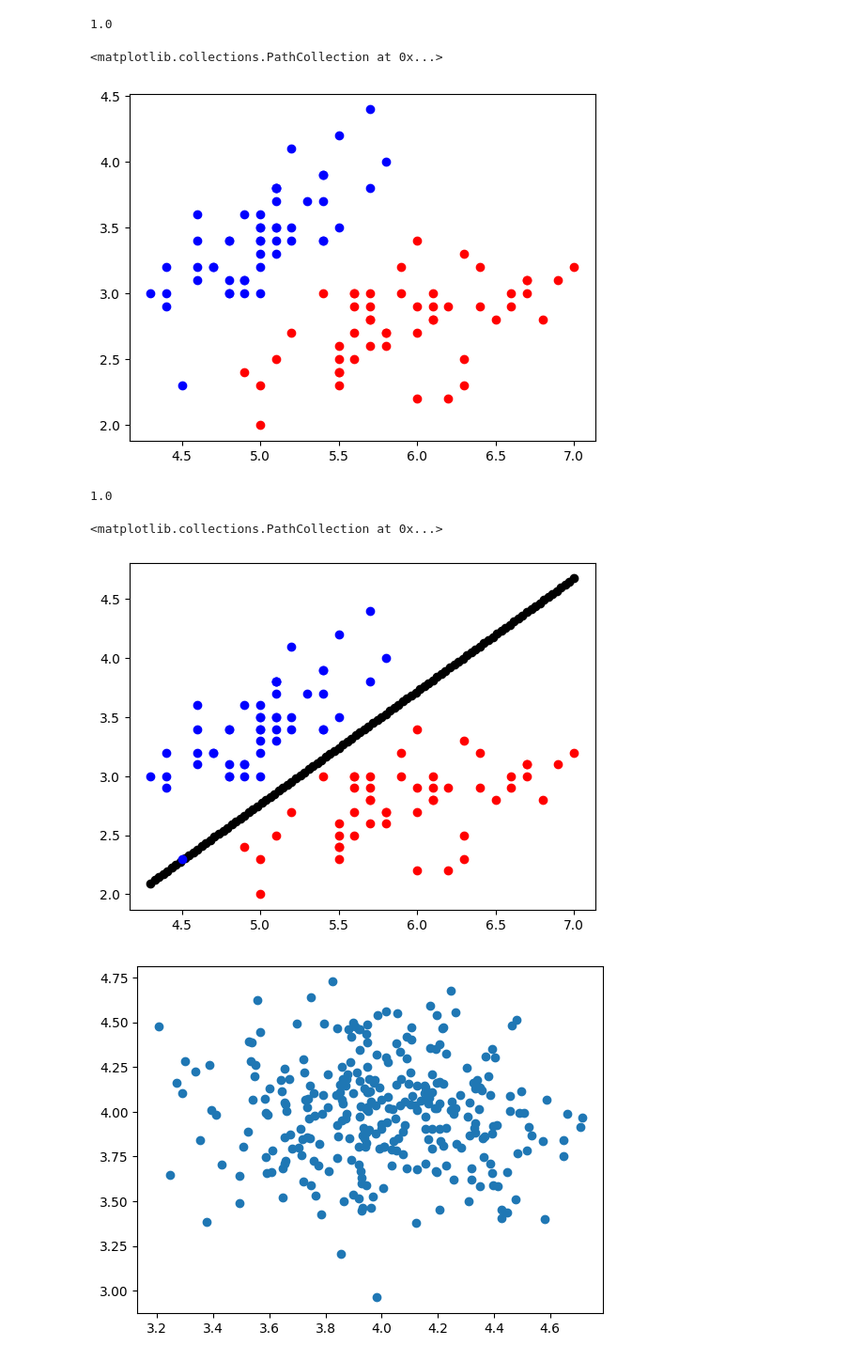
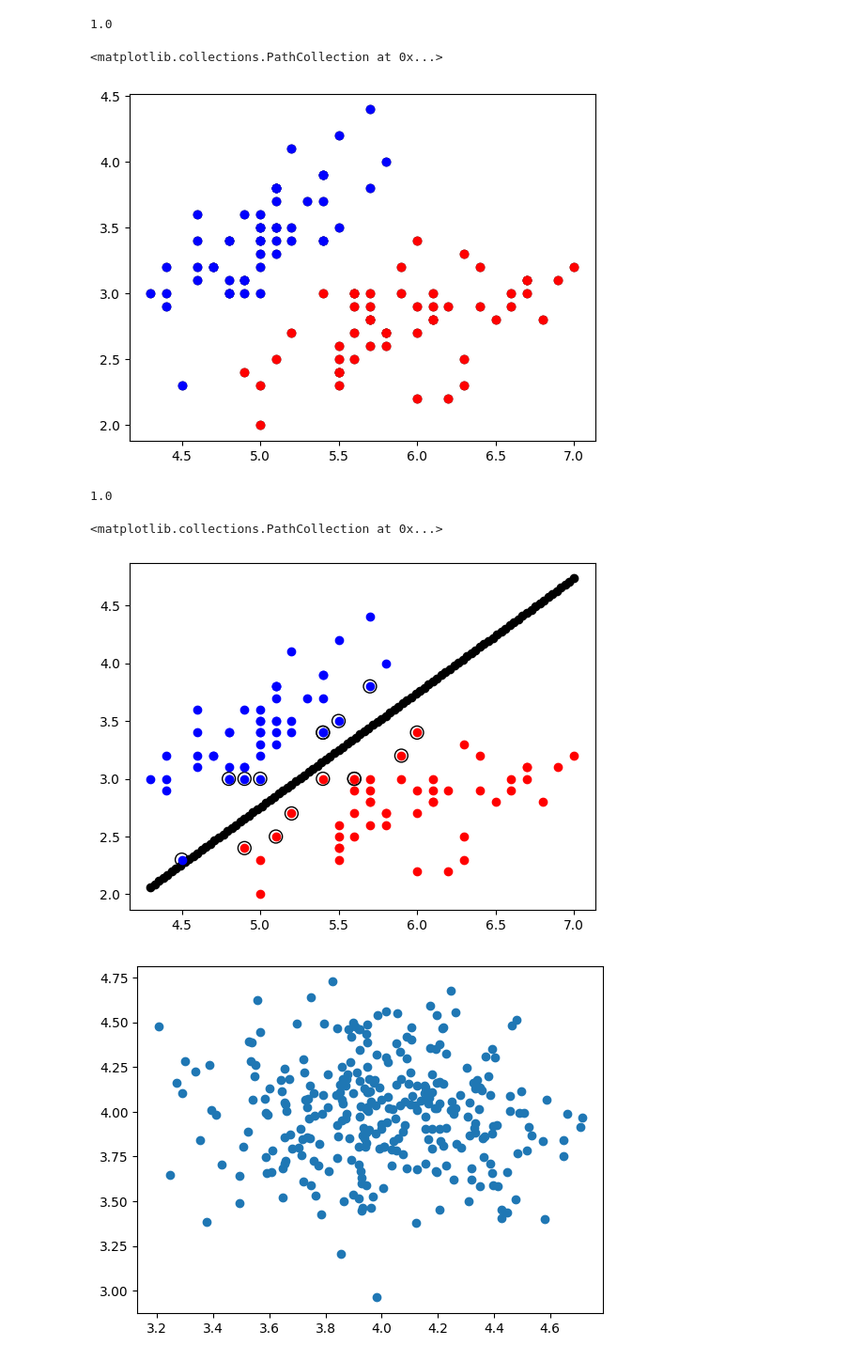
Before and after one commit to hakidaova/MLF, a Jupyter notebook: MLF_cv2.ipynb, the cells around one changed output. Shown: that part at 94% size. Drawn from its saved outputs; the diff is of its cells as text; code cells hidden in the pictures.

```diff
--- a/MLF_cv2.ipynb
+++ b/MLF_cv2.ipynb
@@ -52,47 +56,50 @@ SVMmodel.score(X_test,y_test)
 # %% [output]
 1.0
 # %%
+# Let's explore more now.
 # Choose only first two features (columns) of iris.data
 # SVM is in its basic form a 2-class classifier, so eliminate iris.target =2 from the data
-X = iris.data[:,0:2]
+X = iris.data[:,0:2] # choose only first two features
+X_filtered = X[iris.target != 2] # keep only samples where target is not 2
+y_filtered = y[iris.target != 2] # Keep only samples where target is not 2
 import matplotlib.pyplot as plt
-plt.scatter(X[y==0,0],X[y==0,1], color='blue') # y==0  1 z 3 ruznych typu kosatcu
-plt.scatter(X[y==1,0],X[y==1,1], color='red')
-plt.scatter(X[y==2,0],X[y==2,1], color='cyan')
+plt.scatter(X_filtered[:,0],X_filtered[:,1], color='black') # plots remaining data
+plt.scatter(X_filtered[y_filtered==0,0],X_filtered[y_filtered==0,1], color='blue') # y==0  1st iris type
+plt.scatter(X_filtered[y_filtered==1,0],X_filtered[y_filtered==1,1], color='red') # y==1  2nd iris type
+# plt.scatter(X[y==2,0],X[y==2,1], color='cyan') #don't take this for SVM in its basic form
+# filtered step isnt necessary if the approach mentioned on 1 line above this comment is used
 # %% [output]
 <matplotlib.collections.PathCollection at 0x...>
-[figure, old version]
+[figure, new version]
-# %%
-X = iris.data[iris.target!=2,0:2]
-y = iris.target[iris.target!=2]
-
-
-SVMmodel_1=SVC(kernel='linear', c=200)
-X_train_1, X_test_1, y_train_1, y_test_1 = train_test_split(X,y,test_size=0.1)
-
-SVMmodel_1.fit(X_train_1,y_train_1)
-SVMmodel_1.get_params()
-SVMmodel_1.score(X_test_1,y_test_1)
-# %% [output]
-1.0
+# %%
+# Train and test the SVM classifier, play with regularization parameter C (either use the default value or try e.g. 200)
+X_train_1, X_test_1, y_train_1, y_test_1 = train_test_split(X_filtered,y_filtered,test_size=0.1)
+SVMmodel_1=SVC(kernel='linear', C=1) #default is 1
+SVMmodel_1.fit(X_train_1,y_train_1)
+SVMmodel_1.get_params()
+SVMmodel_1.score(X_test_1,y_test_1)
+# %% [output]
+1.0
 # %%
-supvectors=SVMmodel.support_vectors_
+# Show support vectors in the 2D plot, plot the decision line from equation [w0 w1]*[x0 x1] + b = 0:
+
+supvectors=SVMmodel_1.support_vectors_
+# print(supvectors)
 # Plot the support vectors here
-
-
+plt.scatter(supvectors[:,0], supvectors[:,1], s=100, facecolors='none', edgecolors='black') # s is radius of the points
 
 #Separating line coefficients:
-W=SVMmodel_1.coef_
-b=SVMmodel_1.intercept_
+W=SVMmodel_1.coef_ # weights (w0, w1): tilts the slope
+b=SVMmodel_1.intercept_ # bias term
 
 import numpy as np
 
-x1 = np.linspace(np.min(X[:,0]),np.max(X[:,0]),100)
-x2 = -b/W[0,1]-W[0,0]/W[0,1]*x1 # from the equation for line
-plt.scatter(x1, x2, color = 'black')
-plt.scatter(X[y==0,0],X[y==0,1], color='blue')
-plt.scatter(X[y==1,0],X[y==1,1], color='red')
+x0 = np.linspace(np.min(X_filtered[:,0]),np.max(X_filtered[:,0]),100)
+x1 = -b/W[0,1]-W[0,0]/W[0,1]*x0 # from the equation for line
+plt.scatter(x0, x1, color = 'black')
+plt.scatter(X_filtered[y_filtered==0,0],X_filtered[y_filtered==0,1], color='blue')
+plt.scatter(X_filtered[y_filtered==1,0],X_filtered[y_filtered==1,1], color='red')
 # %% [output]
 <matplotlib.collections.PathCollection at 0x...>
-[figure, old version]
+[figure, new version]
 # %%
```
Also changed, not shown: parts of 6 cells of this notebook.
